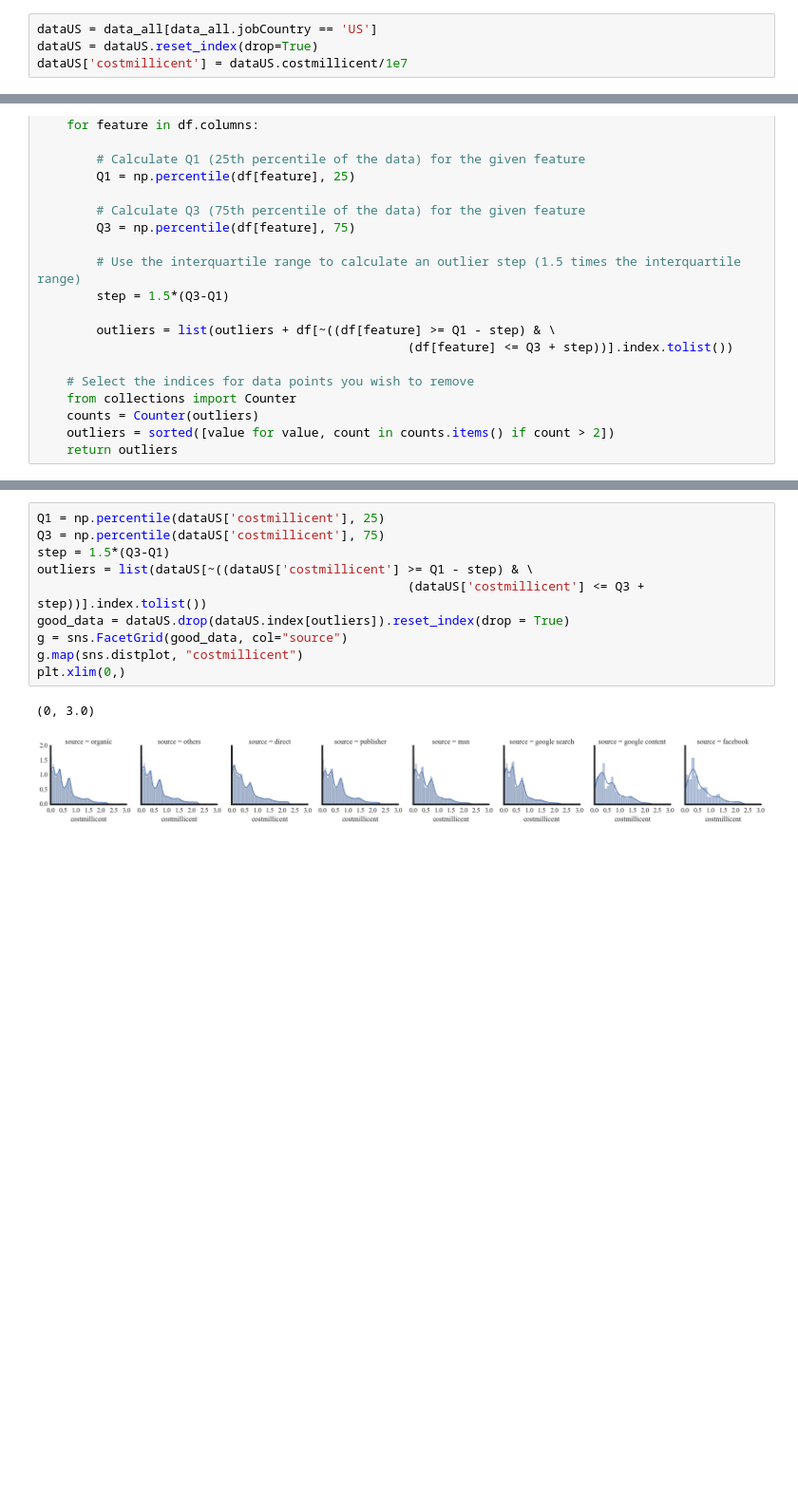
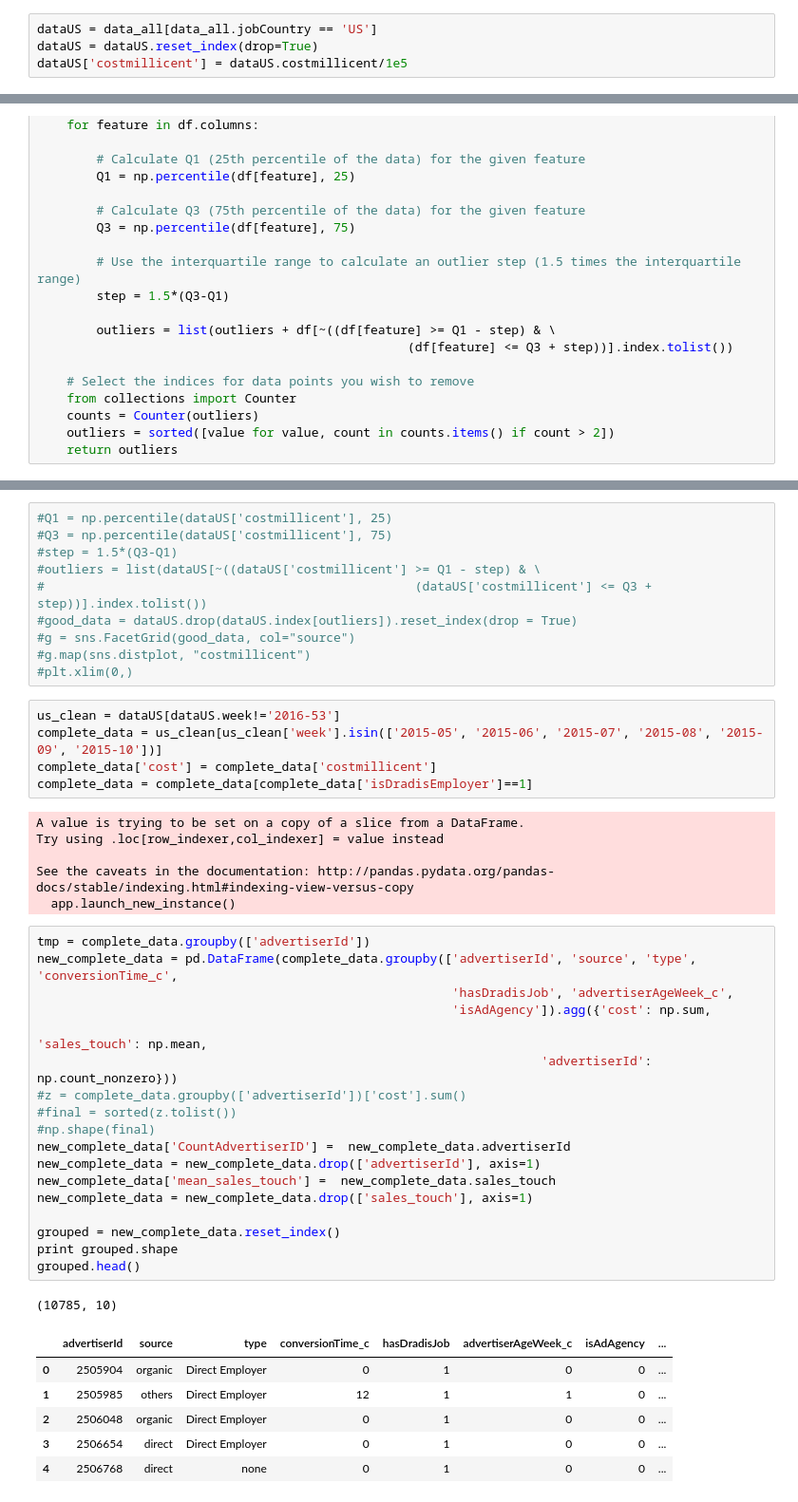
Before and after one commit to gmsardane/employer-ltv, a Jupyter notebook: ltv-calculation.ipynb, the cells around one changed output, grey strips where cells are left out. Shown: that part at 95% size. Saved outputs shown, nothing was run; the diff lists cells and outputs as text; blank space fills up the shorter version.

```diff
--- a/ltv-calculation.ipynb
+++ b/ltv-calculation.ipynb
@@ -53,7 +53,7 @@ data_all['week_n'] = data_all['week'].apply(lambda y: int(y[-2:]))
 # %%
 dataUS = data_all[data_all.jobCountry == 'US']
 dataUS = dataUS.reset_index(drop=True)
-dataUS['costmillicent'] = dataUS.costmillicent/1e7
+dataUS['costmillicent'] = dataUS.costmillicent/1e5
 # %%
 dataUS.columns
 # %% [output]
@@ -150,13 +151,47 @@ print "The dimensions of the data without outliers now is {}".format(np.shape(go
 # %%
-Q1 = np.percentile(dataUS['costmillicent'], 25)
-Q3 = np.percentile(dataUS['costmillicent'], 75)
-step = 1.5*(Q3-Q1)
-outliers = list(dataUS[~((dataUS['costmillicent'] >= Q1 - step) & \
-                                                  (dataUS['costmillicent'] <= Q3 + step))].index.tolist())
-good_data = dataUS.drop(dataUS.index[outliers]).reset_index(drop = True)
-g = sns.FacetGrid(good_data, col="source")
-g.map(sns.distplot, "costmillicent")
-plt.xlim(0,)
+#Q1 = np.percentile(dataUS['costmillicent'], 25)
+#Q3 = np.percentile(dataUS['costmillicent'], 75)
+#step = 1.5*(Q3-Q1)
+#outliers = list(dataUS[~((dataUS['costmillicent'] >= Q1 - step) & \
+#                                                  (dataUS['costmillicent'] <= Q3 + step))].index.tolist())
+#good_data = dataUS.drop(dataUS.index[outliers]).reset_index(drop = True)
+#g = sns.FacetGrid(good_data, col="source")
+#g.map(sns.distplot, "costmillicent")
+#plt.xlim(0,)
-# %% [output]
-(0, 3.0)
-[figure, removed]
+# %%
+us_clean = dataUS[dataUS.week!='2016-53']
+complete_data = us_clean[us_clean['week'].isin(['2015-05', '2015-06', '2015-07', '2015-08', '2015-09', '2015-10'])]
+complete_data['cost'] = complete_data['costmillicent']
+complete_data = complete_data[complete_data['isDradisEmployer']==1]
+# %% [output]
+A value is trying to be set on a copy of a slice from a DataFrame.
+Try using .loc[row_indexer,col_indexer] = value instead
+
+See the caveats in the documentation: http://pandas.pydata.org/pandas-docs/stable/indexing.html#indexing-view-versus-copy
+  app.launch_new_instance()
+# %%
+tmp = complete_data.groupby(['advertiserId'])
+new_complete_data = pd.DataFrame(complete_data.groupby(['advertiserId', 'source', 'type', 'conversionTime_c',
+                                                        'hasDradisJob', 'advertiserAgeWeek_c',
+                                                        'isAdAgency']).agg({'cost': np.sum,
+                                                                                       'sales_touch': np.mean,
+                                                                    'advertiserId': np.count_nonzero}))
+#z = complete_data.groupby(['advertiserId'])['cost'].sum()
+#final = sorted(z.tolist())
+#np.shape(final)
+new_complete_data['CountAdvertiserID'] =  new_complete_data.advertiserId
+new_complete_data = new_complete_data.drop(['advertiserId'], axis=1)
+new_complete_data['mean_sales_touch'] =  new_complete_data.sales_touch
+new_complete_data = new_complete_data.drop(['sales_touch'], axis=1)
+
+grouped = new_complete_data.reset_index()
+print grouped.shape
+grouped.head()
+# %% [output]
+(10785, 10)
+|  | advertiserId | source | type | conversionTime_c | hasDradisJob | advertiserAgeWeek_c | isAdAgency | ... |
+| 0 | 2505904 | organic | Direct Employer | 0 | 1 | 0 | 0 | ... |
+| 1 | 2505985 | others | Direct Employer | 12 | 1 | 1 | 0 | ... |
+| 2 | 2506048 | organic | Direct Employer | 0 | 1 | 0 | 0 | ... |
+| 3 | 2506654 | direct | Direct Employer | 0 | 1 | 0 | 0 | ... |
+| 4 | 2506768 | direct | none | 0 | 1 | 0 | 0 | ... |
```
Also changed, not shown: parts of 17 cells of this notebook.
